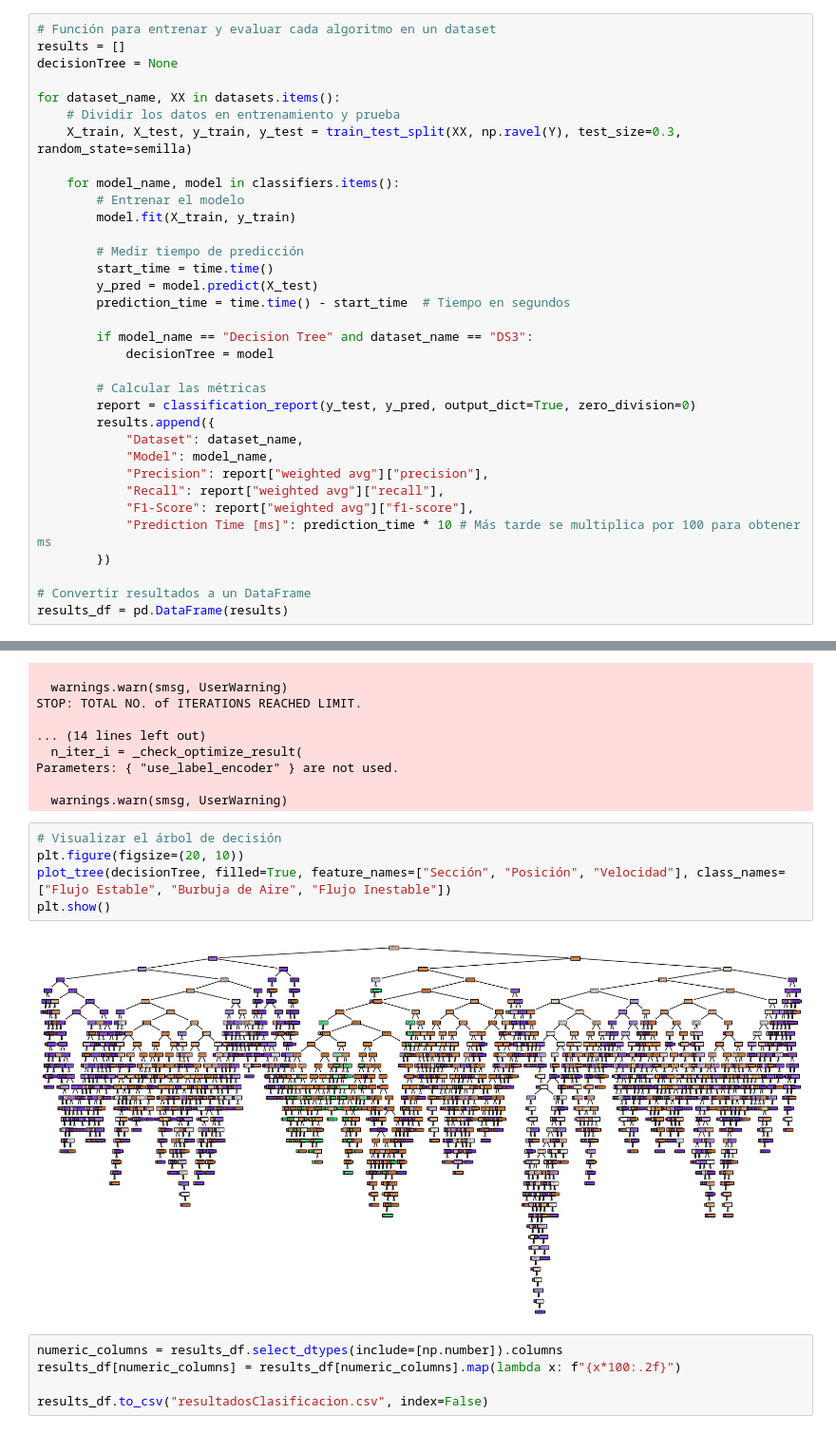
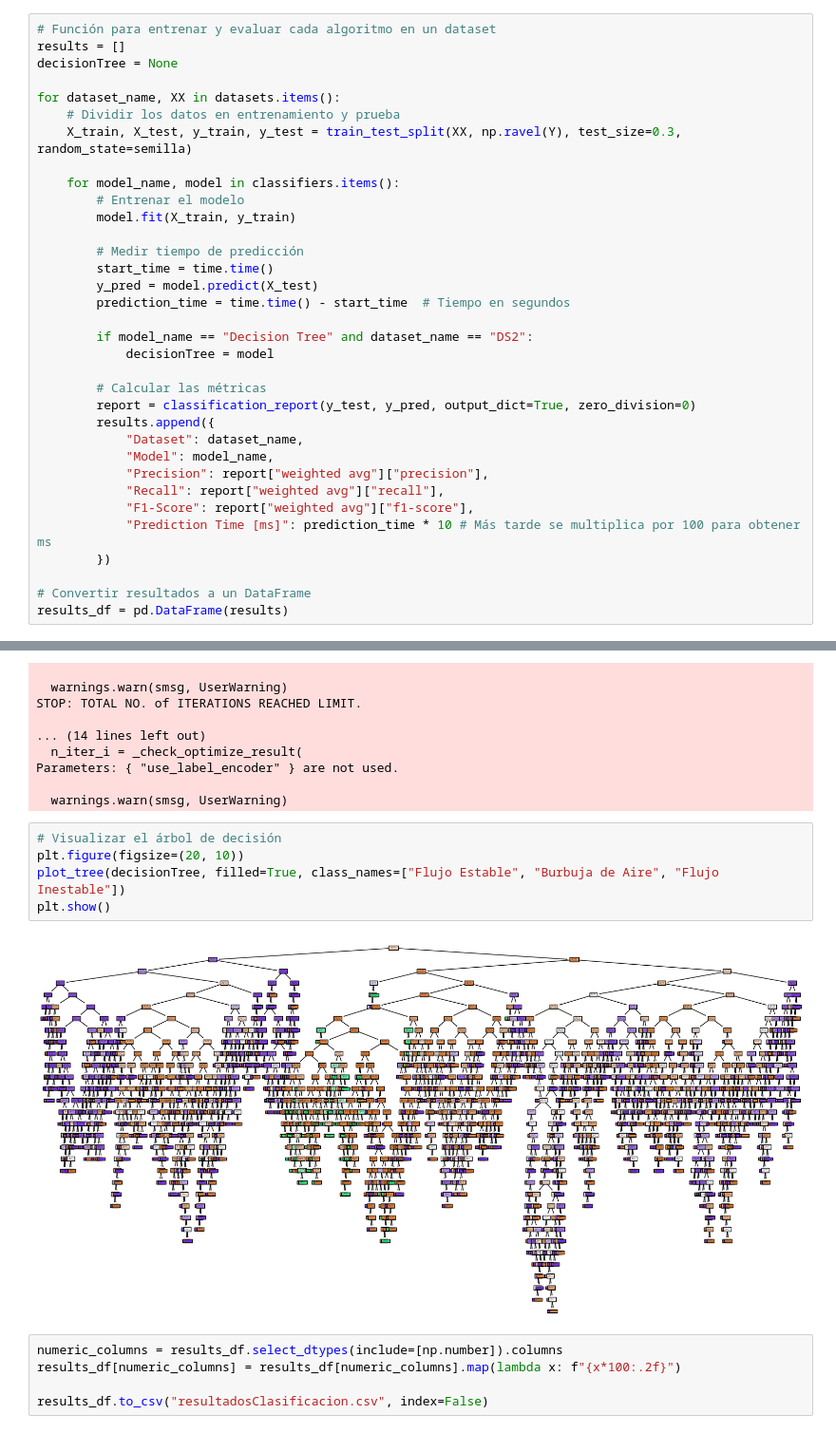
Before and after one commit to alfredorguez/CCODA, a Jupyter notebook: docs/algoritmosML.ipynb, the cells around one changed output, grey strips where cells are left out. Shown at 95% size. Saved outputs shown, nothing was run; the diff lists cells and outputs as text.

```diff
--- a/docs/algoritmosML.ipynb
+++ b/docs/algoritmosML.ipynb
@@ -114,7 +114,7 @@ for dataset_name, XX in datasets.items():
         y_pred = model.predict(X_test)
         prediction_time = time.time() - start_time  # Tiempo en segundos
 
-        if model_name == "Decision Tree" and dataset_name == "DS3":
+        if model_name == "Decision Tree" and dataset_name == "DS2":
             decisionTree = model
 
         # Calcular las métricas
@@ -151,10 +151,10 @@ Parameters: { "use_label_encoder" } are not used.
 # %%
 # Visualizar el árbol de decisión
 plt.figure(figsize=(20, 10))
-plot_tree(decisionTree, filled=True, feature_names=["Sección", "Posición", "Velocidad"], class_names=["Flujo Estable", "Burbuja de Aire", "Flujo Inestable"])
+plot_tree(decisionTree, filled=True, class_names=["Flujo Estable", "Burbuja de Aire", "Flujo Inestable"])
 plt.show()
 # %% [output]
-[figure, old version]
+[figure, new version]
 # %%
 numeric_columns = results_df.select_dtypes(include=[np.number]).columns
 results_df[numeric_columns] = results_df[numeric_columns].map(lambda x: f"{x*100:.2f}")
```
Also changed, not shown: 1 other file.
